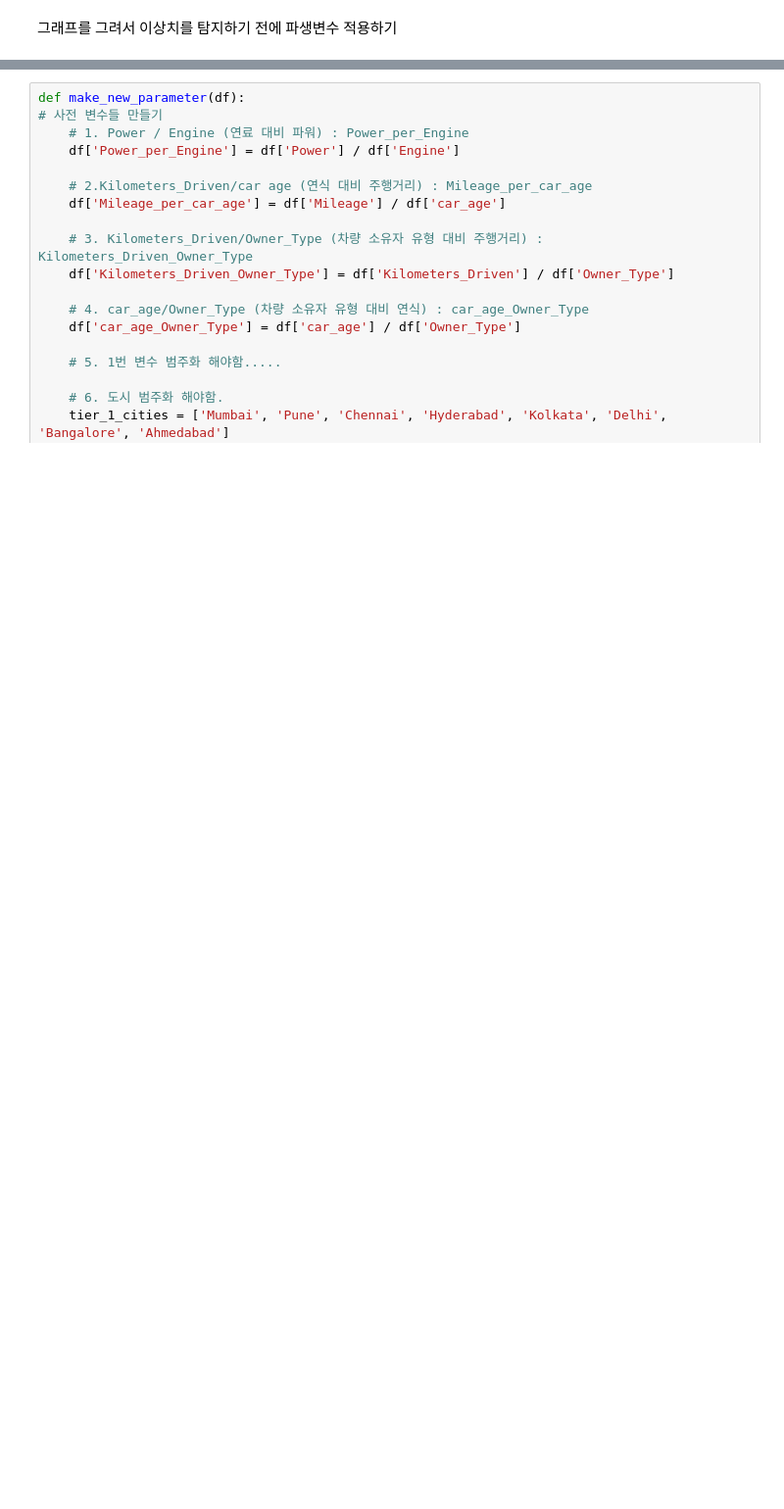
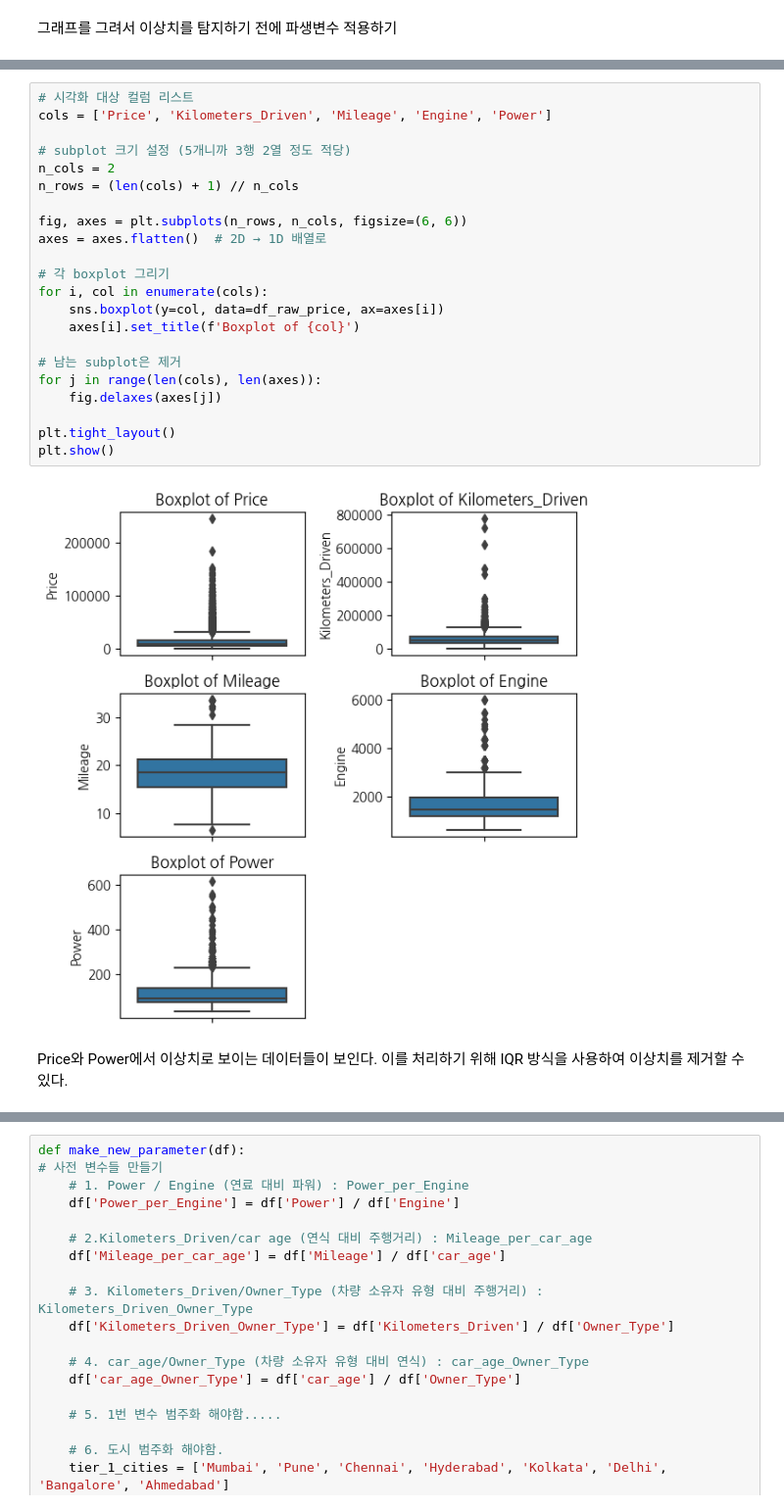
Before and after one commit to Junkyu-psc/posco-academy-30th-python-project, a Jupyter notebook: Dohyeong Kim/intergrated_practice/make_new_parameter.ipynb, the cells around one changed output, grey strips where cells are left out. Shown: that part at 98% size. Saved outputs shown, nothing was run; the diff lists cells and outputs as text; blank space fills up the shorter version.

```diff
--- a/Dohyeong Kim/intergrated_practice/make_new_parameter.ipynb
+++ b/Dohyeong Kim/intergrated_practice/make_new_parameter.ipynb
@@ -273,0 +315,26 @@ memory usage: 715.8+ KB
+# %%
+# 시각화 대상 컬럼 리스트
+cols = ['Price', 'Kilometers_Driven', 'Mileage', 'Engine', 'Power']
+
+# subplot 크기 설정 (5개니까 3행 2열 정도 적당)
+n_cols = 2
+n_rows = (len(cols) + 1) // n_cols
+
+fig, axes = plt.subplots(n_rows, n_cols, figsize=(6, 6))
+axes = axes.flatten()  # 2D → 1D 배열로
+
+# 각 boxplot 그리기
+for i, col in enumerate(cols):
+    sns.boxplot(y=col, data=df_raw_price, ax=axes[i])
+    axes[i].set_title(f'Boxplot of {col}')
+
+# 남는 subplot은 제거
+for j in range(len(cols), len(axes)):
+    fig.delaxes(axes[j])
+
+plt.tight_layout()
+plt.show()
+# %% [output]
+[figure, added]
+# %% [markdown]
+Price와 Power에서 이상치로 보이는 데이터들이 보인다. 이를 처리하기 위해 IQR 방식을 사용하여 이상치를 제거할 수 있다.
```
Also changed, not shown: parts of 32 cells of this notebook, 1 other file.
